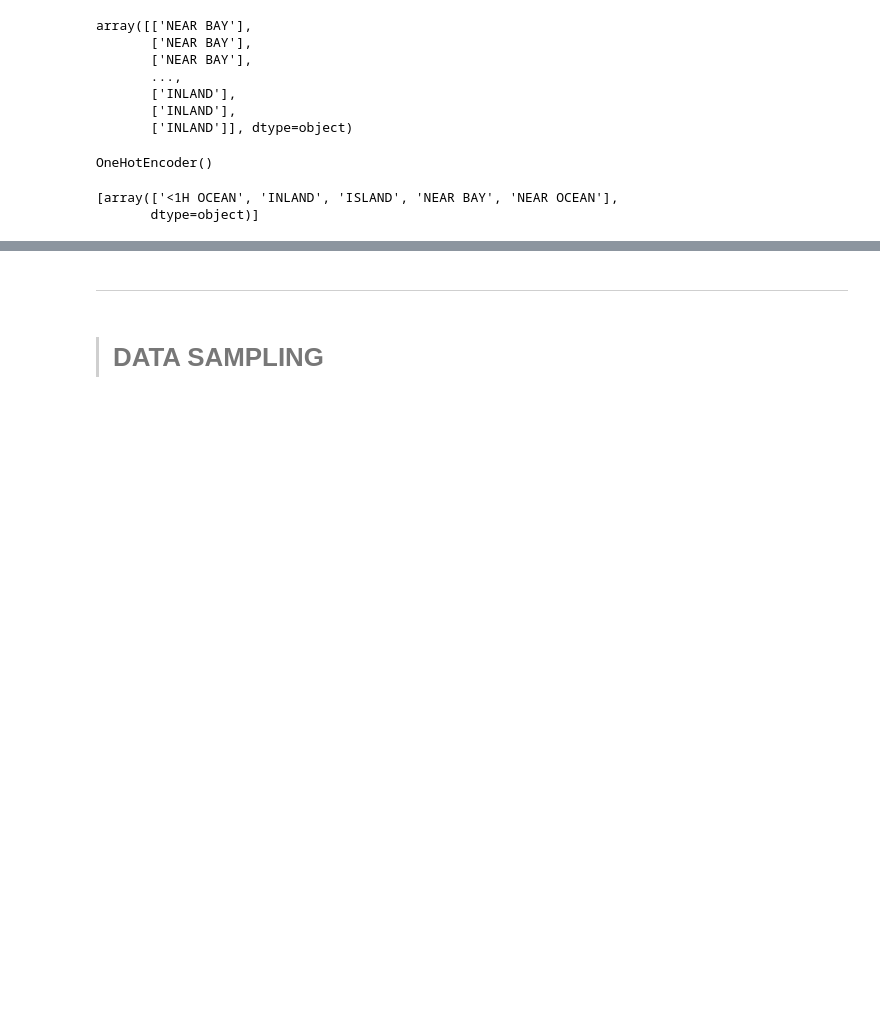
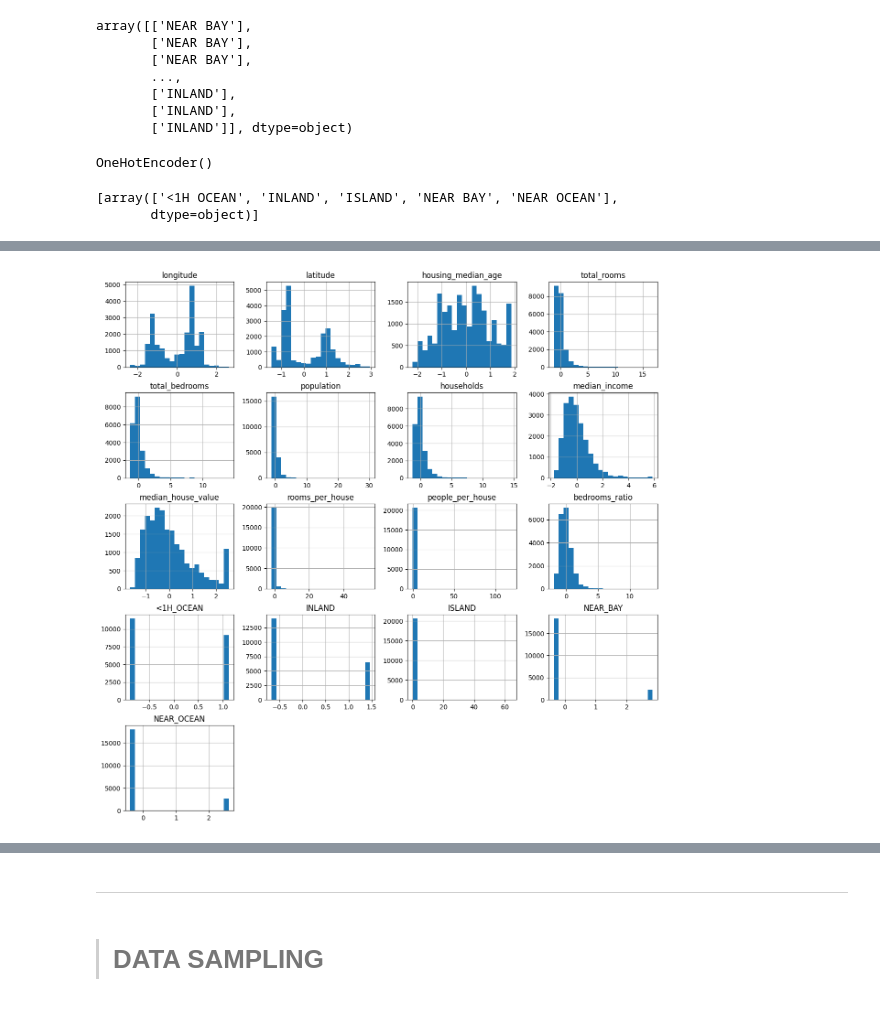
Before and after one commit to Shriram-Vibhute/House_Price_Prediction, a Jupyter notebook: project.ipynb, the cells around one changed output, grey strips where cells are left out. Saved outputs shown, nothing was run; the diff lists cells and outputs as text; code cells hidden in the pictures; blank space fills up the shorter version.

```diff
--- a/project.ipynb
+++ b/project.ipynb
@@ -378,0 +380,4 @@ temp_housing4.sample(5)
+# %%
+# 'ocean_proximity' is already encoded so removing it
+temp_housing5 = temp_housing4.drop('ocean_proximity', axis=1)
+temp_housing5.head()
@@ -378,0 +401,10 @@ temp_housing4.sample(5)
+# %%
+from sklearn.preprocessing import StandardScaler, MinMaxScaler
+
+scaler_std = StandardScaler()
+scaled_housing = pd.DataFrame(scaler_std.fit_transform(temp_housing5),columns=scaler_std.feature_names_in_)
+
+scaled_housing.hist(bins=20, figsize=(15, 15))
+plt.show()
+# %% [output]
+[figure, added]
```
Also changed, not shown: parts of 25 cells of this notebook.
